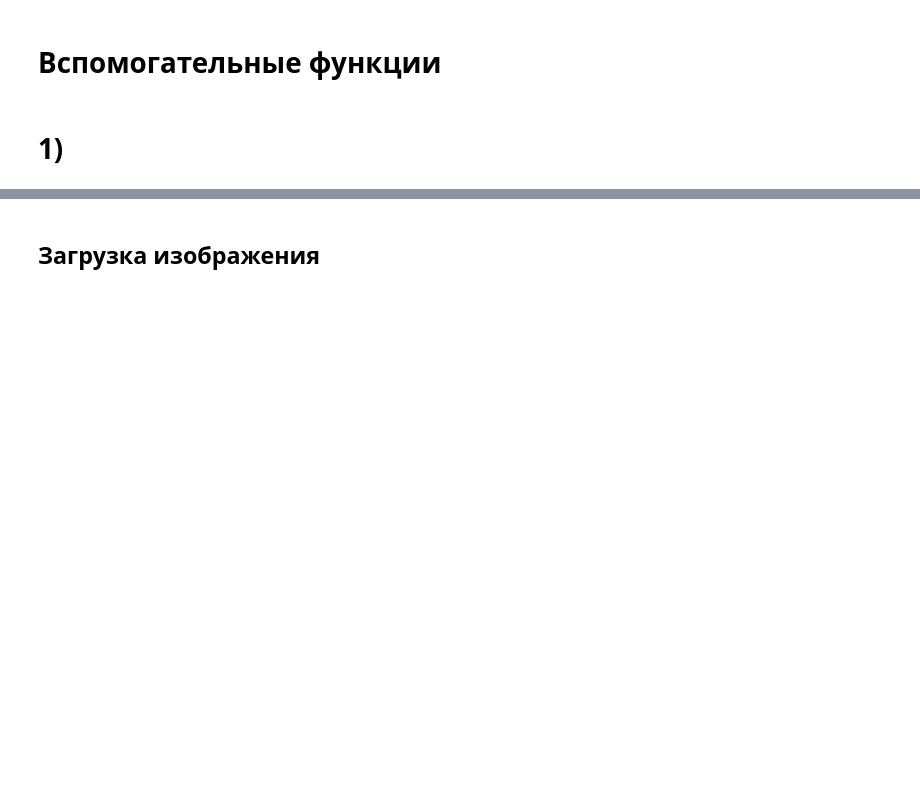
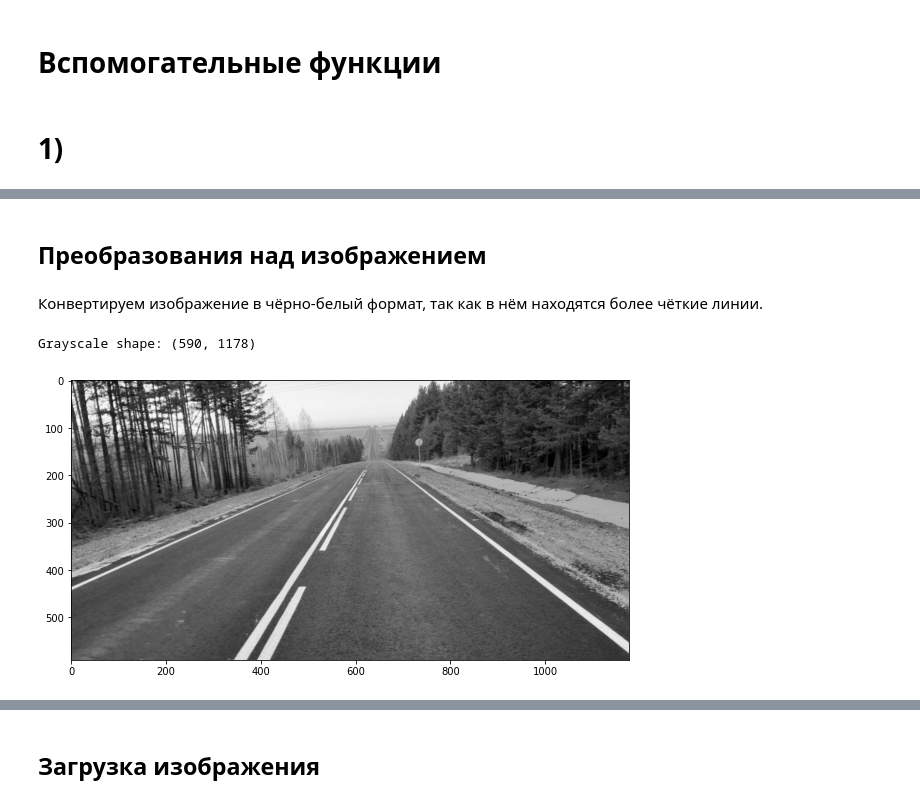
Before and after one commit to DenisKabanov/methods_of_intellectual_data_analysis, a Jupyter notebook: 1) Simple CV/task.ipynb, the cells around one changed output, grey strips where cells are left out. Cells and saved outputs as stored; diff of their text form; code cells hidden in the pictures; blank space fills up the shorter version.

```diff
--- a/1) Simple CV/task.ipynb
+++ b/1) Simple CV/task.ipynb
@@ -36,0 +65,11 @@ def show_image(image, figsize: tuple, gray: bool=False) -> None:
+# %% [markdown]
+## Преобразования над изображением
+# %% [markdown]
+Конвертируем изображение в чёрно-белый формат, так как в нём находятся более чёткие линии.
+# %%
+img_gray = cv2.cvtColor(img_rgb, cv2.COLOR_RGB2GRAY) # конвертируем из RGB в чёрно-белую цветовую схему (cv2.COLOR_RGB2GRAY)
+print(f"Grayscale shape: {img_gray.shape}") # вывод размерности
+show_image(image=img_gray, figsize=(10, 20), gray=True) # вывод изображения
+# %% [output]
+Grayscale shape: (590, 1178)
+[figure, added]
```
Also changed, not shown: parts of 34 cells of this notebook, 2 other files.
